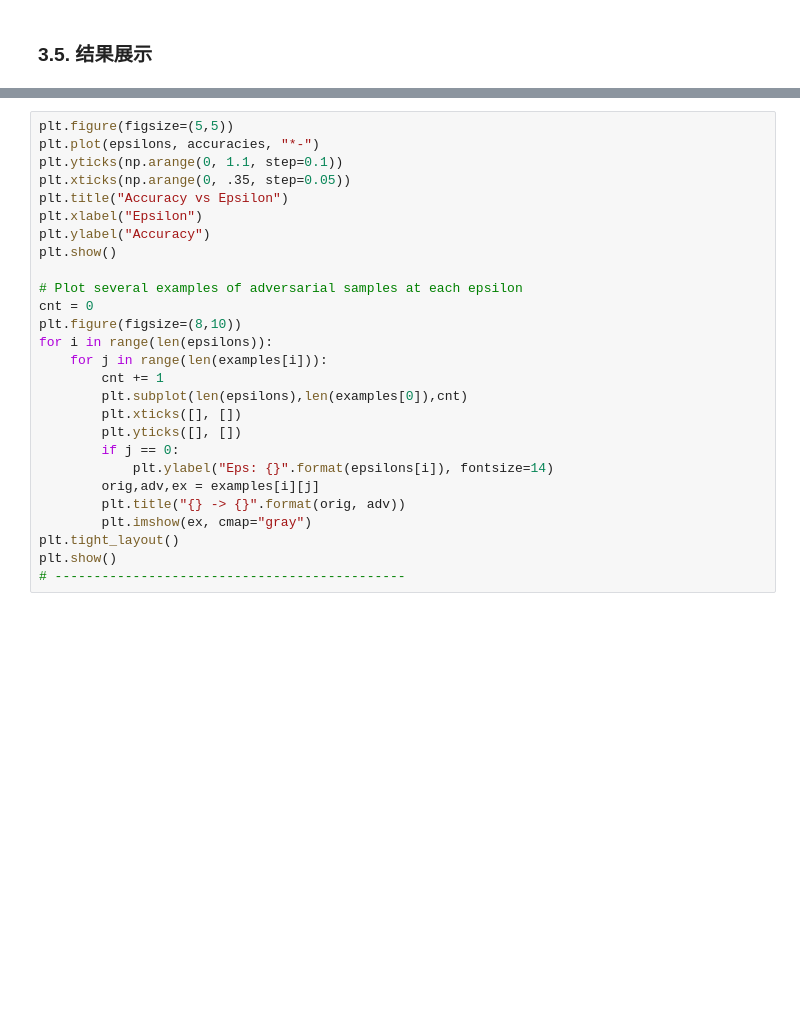
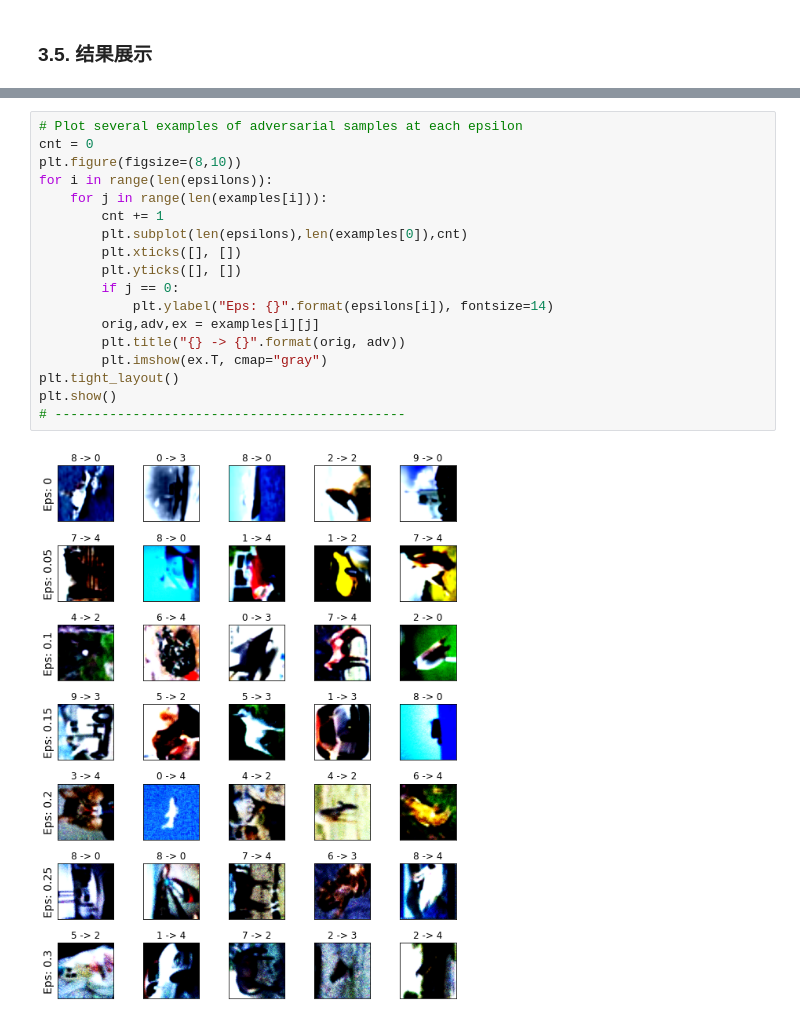
Before and after one commit to anpwu/NN_study, a Jupyter notebook: 3_FGSM.ipynb, the cells around one changed output, grey strips where cells are left out. Cells and saved outputs as stored; diff of their text form; blank space fills up the shorter version.

```diff
--- a/3_FGSM.ipynb
+++ b/3_FGSM.ipynb
@@ -472,27 +491,20 @@ for eps in epsilons:
 # %%
-plt.figure(figsize=(5,5))
-plt.plot(epsilons, accuracies, "*-")
-plt.yticks(np.arange(0, 1.1, step=0.1))
-plt.xticks(np.arange(0, .35, step=0.05))
-plt.title("Accuracy vs Epsilon")
-plt.xlabel("Epsilon")
-plt.ylabel("Accuracy")
-plt.show()
-
 # Plot several examples of adversarial samples at each epsilon
 cnt = 0
 plt.figure(figsize=(8,10))
 for i in range(len(epsilons)):
     for j in range(len(examples[i])):
         cnt += 1
         plt.subplot(len(epsilons),len(examples[0]),cnt)
         plt.xticks([], [])
         plt.yticks([], [])
         if j == 0:
             plt.ylabel("Eps: {}".format(epsilons[i]), fontsize=14)
         orig,adv,ex = examples[i][j]
         plt.title("{} -> {}".format(orig, adv))
-        plt.imshow(ex, cmap="gray")
+        plt.imshow(ex.T, cmap="gray")
 plt.tight_layout()
 plt.show()
 # ---------------------------------------------
+# %% [output]
+[figure, added]
```
Also changed, not shown: parts of 2 cells of this notebook.
